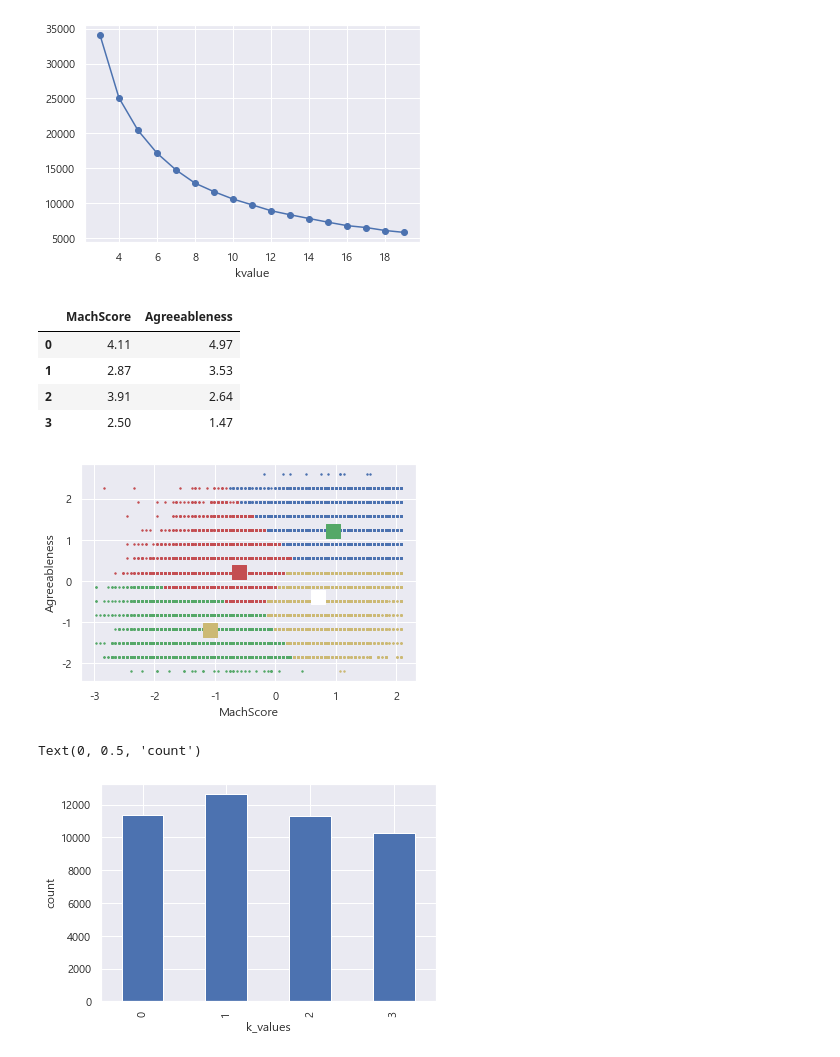
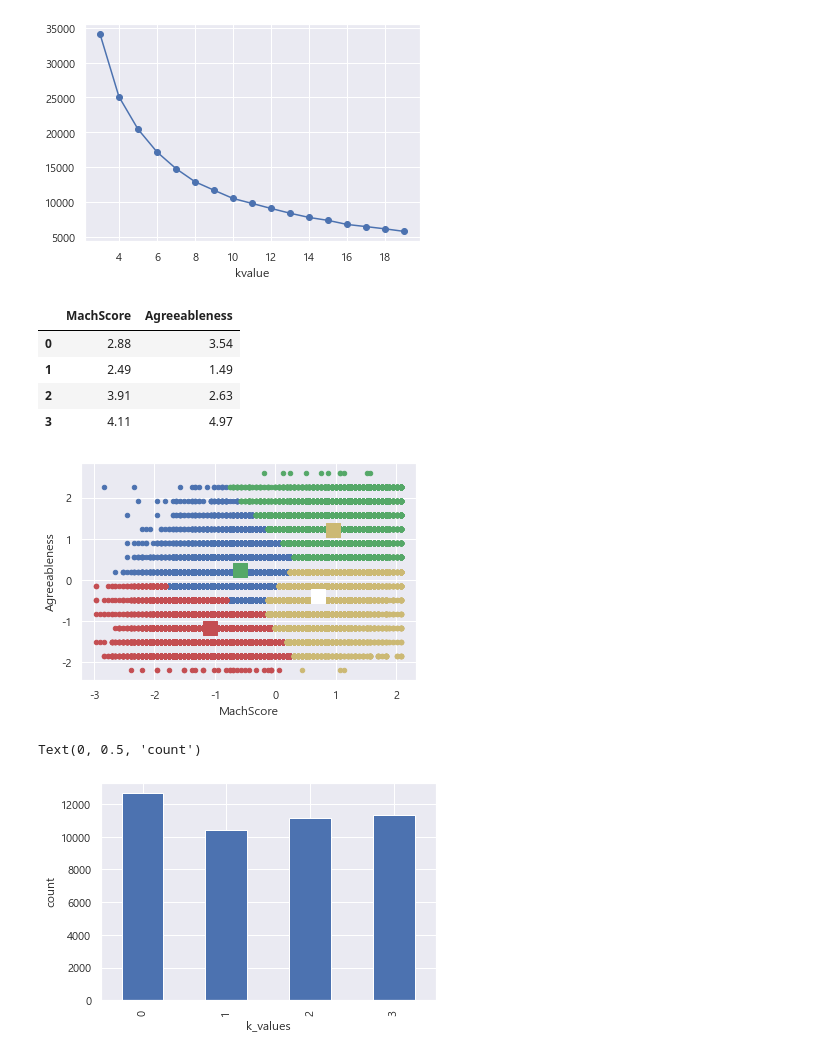
Before and after one commit to ineed-coffee/vote_prediction_from_Machiavellism_test, a Jupyter notebook: EDA/PoC/Clustering.ipynb, the cells around one changed output. Saved outputs shown, nothing was run; the diff lists cells and outputs as text; code cells hidden in the pictures.

```diff
--- a/EDA/PoC/Clustering.ipynb
+++ b/EDA/PoC/Clustering.ipynb
@@ -4,7 +9,7 @@ import numpy as np
 import matplotlib.pyplot as plt
 import seaborn as sns
 sns.set()
-data = pd.read_csv('train_preprocessed.csv')
+data = pd.read_csv('train_na_filled (1).csv')
 data.head()
 
 import matplotlib
@@ -14,7 +19,7 @@ if platform.system()=="Windows":
     font_name=font_manager.FontProperties(fname="c:/Windows/Fonts/malgun.ttf").get_name()
     rc('font', family=font_name)
 matplotlib.rcParams['axes.unicode_minus']=False
-
+np.random.seed(102)
 import warnings
 warnings.filterwarnings("ignore")
 # %%
@@ -294,25 +359,26 @@ pd.DataFrame(mm.inverse_transform(kn.cluster_centers_),columns = columnlist3).ro
 # 3번 클러스터 : 마키아스코어 낮음 , 친화성 낮음
 # %% [output]
 |  | MachScore | Agreeableness |
-| 0 | 4.11 | 4.97 |
-| 1 | 2.87 | 3.53 |
-| 2 | 3.91 | 2.64 |
-| 3 | 2.50 | 1.47 |
+| 0 | 2.88 | 3.54 |
+| 1 | 2.49 | 1.49 |
+| 2 | 3.91 | 2.63 |
+| 3 | 4.11 | 4.97 |
 # %%
-plt.scatter(scaledata2[scaledata2['k4'] == 0].iloc[:, 0], scaledata2[scaledata2['k4'] == 0].iloc[:,1], s =2, c='b')
-plt.scatter(scaledata2[scaledata2['k4'] == 1].iloc[:, 0], scaledata2[scaledata2['k4'] == 1].iloc[:,1], s =2, c='r')
-plt.scatter(scaledata2[scaledata2['k4'] == 2].iloc[:, 0], scaledata2[scaledata2['k4'] == 2].iloc[:,1], s =2, c='y')
-plt.scatter(scaledata2[scaledata2['k4'] == 3].iloc[:, 0], scaledata2[scaledata2['k4'] == 3].iloc[:,1], s =2, c='g')
+
+plt.scatter(scaledata2[scaledata2['k4'] == 0].iloc[:, 0], scaledata2[scaledata2['k4'] == 0].iloc[:,1], s =20, c='b')
+plt.scatter(scaledata2[scaledata2['k4'] == 1].iloc[:, 0], scaledata2[scaledata2['k4'] == 1].iloc[:,1], s =20, c='r')
+plt.scatter(scaledata2[scaledata2['k4'] == 2].iloc[:, 0], scaledata2[scaledata2['k4'] == 2].iloc[:,1], s =20, c='y')
+plt.scatter(scaledata2[scaledata2['k4'] == 3].iloc[:, 0], scaledata2[scaledata2['k4'] == 3].iloc[:,1], s =20, c='g')
 
 plt.scatter(kn.cluster_centers_[0][0],kn.cluster_centers_[0][1], s=200, c='g', marker='s')
 plt.scatter(kn.cluster_centers_[1][0],kn.cluster_centers_[1][1], s=200, c='r', marker='s')
 plt.scatter(kn.cluster_centers_[2][0],kn.cluster_centers_[2][1], s=200, c='w', marker='s')
 plt.scatter(kn.cluster_centers_[3][0],kn.cluster_centers_[3][1], s=200, c='y', marker='s')
 plt.xlabel('MachScore')
 plt.ylabel('Agreeableness')
 plt.show()
 # %% [output]
-[figure, old version]
+[figure, new version]
 # %%
 scaledata2.groupby('k4').size().plot.bar()
 plt.xlabel('k_values')
@@ -322,4 +388,4 @@ plt.ylabel('count')
 # 적절한 크기와 범위로 클러스터가 나눠짐
 # %% [output]
 Text(0, 0.5, 'count')
-[figure, old version]
+[figure, new version]
```
Also changed, not shown: parts of 12 cells of this notebook.
